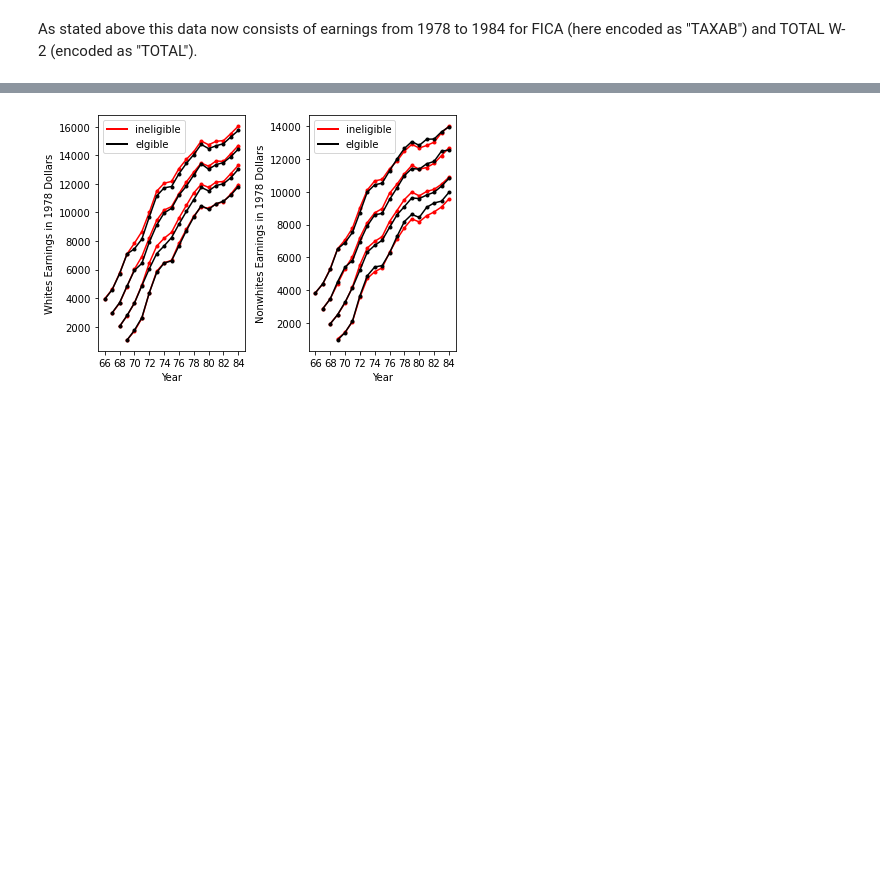
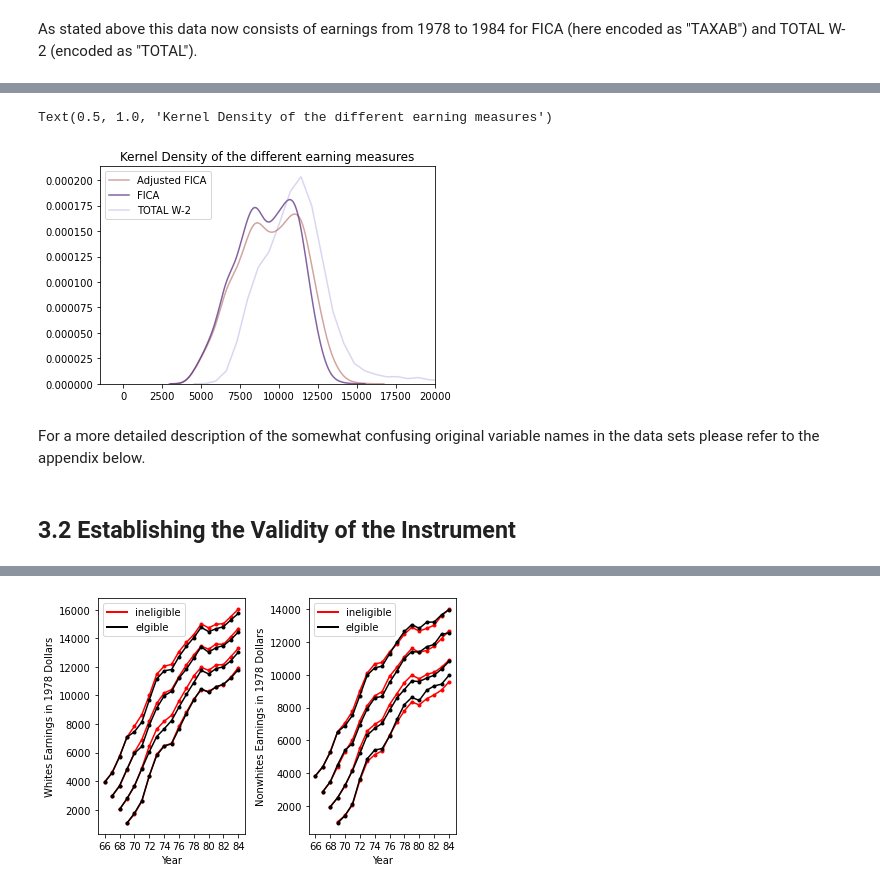
Before and after one commit to Pascalheid/microeconometrics-course-project-Pascalheid, a Jupyter notebook: Angrist_1990.ipynb, the cells around one changed output, grey strips where cells are left out. Drawn from its saved outputs; the diff is of its cells as text; code cells hidden in the pictures; blank space fills up the shorter version.

```diff
--- a/Angrist_1990.ipynb
+++ b/Angrist_1990.ipynb
@@ -128,0 +118,3 @@ This data set now also includes the adjusted FICA earnings which are marked by "
+# %%
+data_cwhsc_new = process_data("cwhsc_new")
+data_cwhsc_new
@@ -128,0 +140,14 @@ This data set now also includes the adjusted FICA earnings which are marked by "
+# %%
+for data in ["ADJ", "TAXAB", "TOTAL"]:
+    ax = sns.kdeplot(data_cwhsc_new.loc[data, "earnings"], color=np.random.choice(
+        np.array([sns.color_palette()]).flatten(), 4))
+ax.set_xlim(xmax=20000)
+ax.legend(["Adjusted FICA", "FICA", "TOTAL W-2"], loc="upper left")
+ax.set_title("Kernel Density of the different earning measures")
+# %% [output]
+Text(0.5, 1.0, 'Kernel Density of the different earning measures')
+[figure, added]
+# %% [markdown]
+For a more detailed description of the somewhat confusing original variable names in the data sets please refer to the appendix below.
+# %% [markdown]
+## 3.2 Establishing the Validity of the Instrument
```
Also changed, not shown: parts of 39 cells of this notebook, 3 other files.
